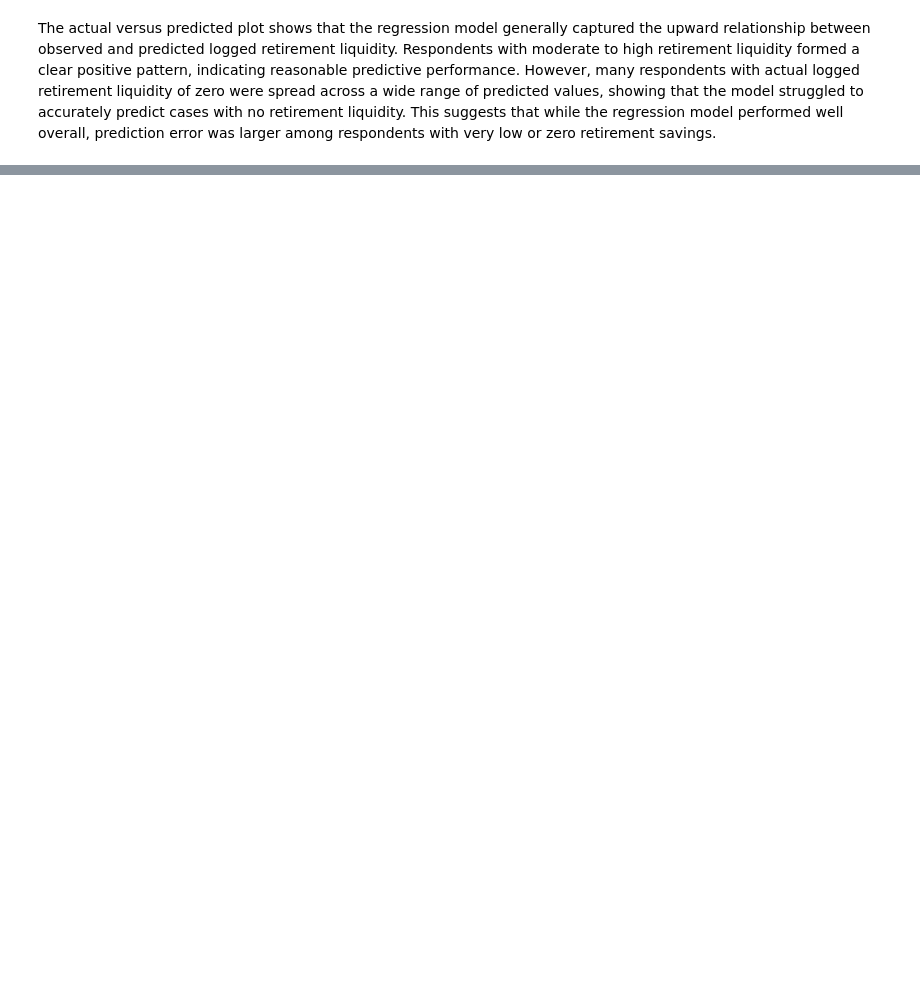
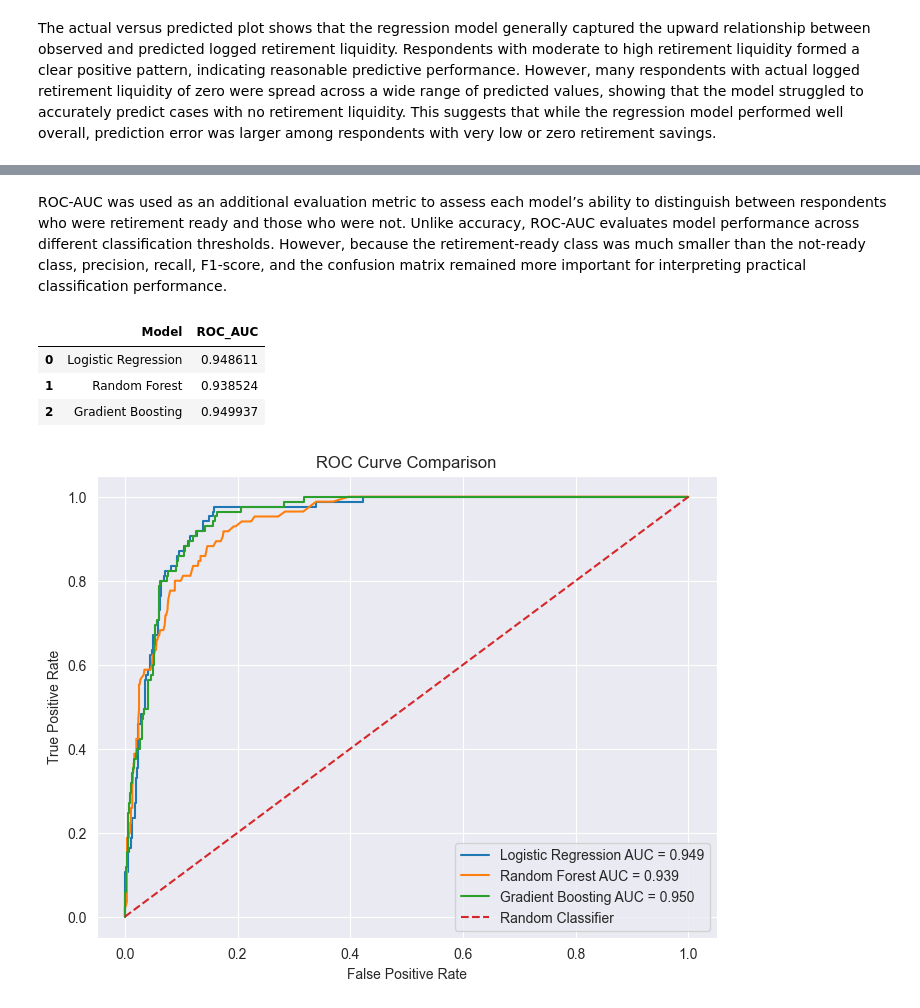
Before and after one commit to jsween/CapstoneProject, a Jupyter notebook: notebooks/04_ML_Models.ipynb, the cells around one changed output, grey strips where cells are left out. Cells and saved outputs as stored; diff of their text form; code cells hidden in the pictures; blank space fills up the shorter version.

```diff
--- a/notebooks/04_ML_Models.ipynb
+++ b/notebooks/04_ML_Models.ipynb
@@ -804,0 +873,44 @@ The actual versus predicted plot shows that the regression model generally captu
+# %% [markdown]
+ROC-AUC was used as an additional evaluation metric to assess each model’s ability to distinguish between respondents who were retirement ready and those who were not. Unlike accuracy, ROC-AUC evaluates model performance across different classification thresholds. However, because the retirement-ready class was much smaller than the not-ready class, precision, recall, F1-score, and the confusion matrix remained more important for interpreting practical classification performance.
+# %%
+# probabilities for the positive class: RET_READY = 1
+y_prob_log = log_clf.predict_proba(X_test_cls)[:, 1]
+y_prob_rf = rf_clf.predict_proba(X_test_cls)[:, 1]
+y_prob_gb = gb_clf.predict_proba(X_test_cls)[:, 1]
+
+auc_log = roc_auc_score(y_test_cls, y_prob_log)
+auc_rf = roc_auc_score(y_test_cls, y_prob_rf)
+auc_gb = roc_auc_score(y_test_cls, y_prob_gb)
+
+roc_auc_comparison = pd.DataFrame({
+    "Model": ["Logistic Regression", "Random Forest", "Gradient Boosting"],
+    "ROC_AUC": [auc_log, auc_rf, auc_gb]
+})
+
+roc_auc_comparison
+# %% [output]
+|  | Model | ROC_AUC |
+| 0 | Logistic Regression | 0.948611 |
+| 1 | Random Forest | 0.938524 |
+| 2 | Gradient Boosting | 0.949937 |
+# %%
+fpr_log, tpr_log, _ = roc_curve(y_test_cls, y_prob_log)
+fpr_rf, tpr_rf, _ = roc_curve(y_test_cls, y_prob_rf)
+fpr_gb, tpr_gb, _ = roc_curve(y_test_cls, y_prob_gb)
+
+plt.figure(figsize=(8, 6))
+
+plt.plot(fpr_log, tpr_log, label=f"Logistic Regression AUC = {auc_log:.3f}")
+plt.plot(fpr_rf, tpr_rf, label=f"Random Forest AUC = {auc_rf:.3f}")
+plt.plot(fpr_gb, tpr_gb, label=f"Gradient Boosting AUC = {auc_gb:.3f}")
+
+plt.plot([0, 1], [0, 1], linestyle="--", label="Random Classifier")
+
+plt.title("ROC Curve Comparison")
+plt.xlabel("False Positive Rate")
+plt.ylabel("True Positive Rate")
+plt.legend()
+
+plt.show()
+# %% [output]
+[figure, added]
```
Also changed, not shown: parts of 15 cells of this notebook.
